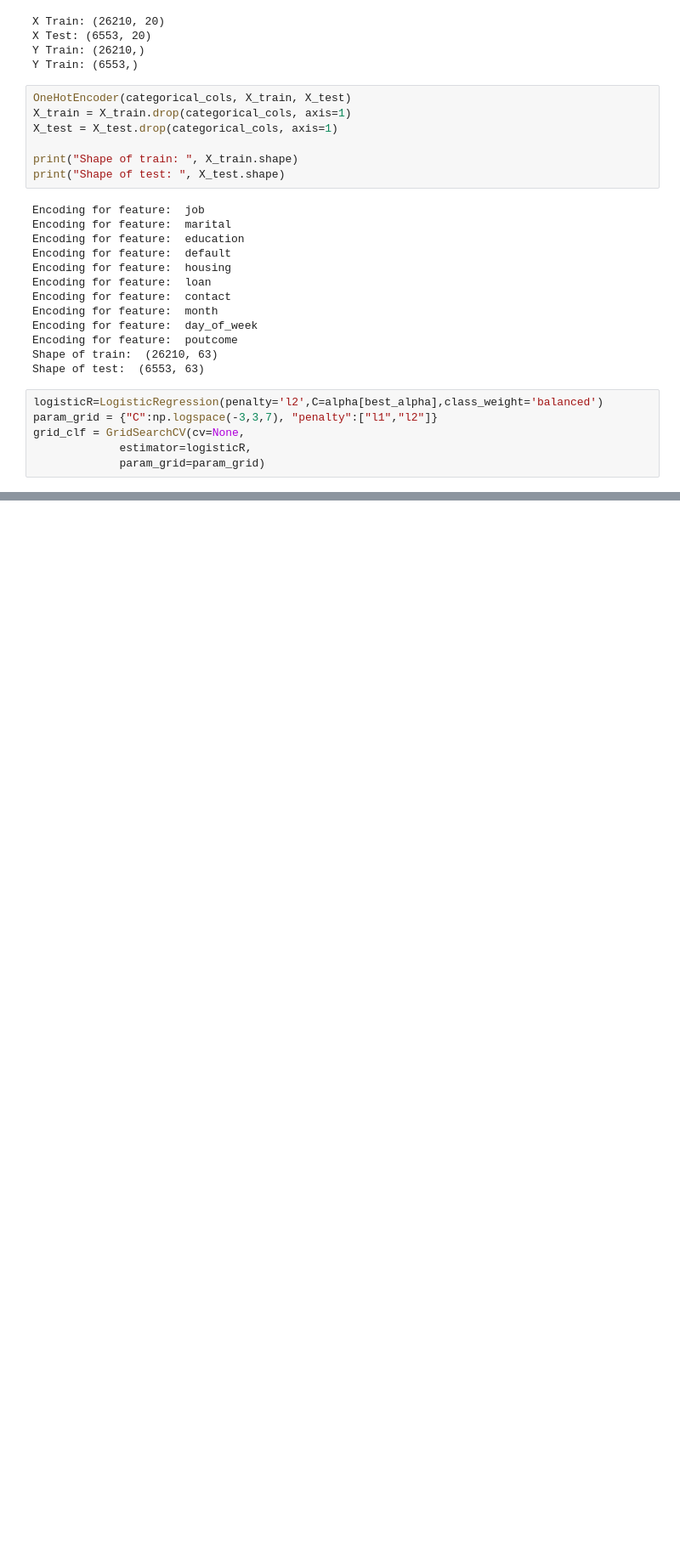
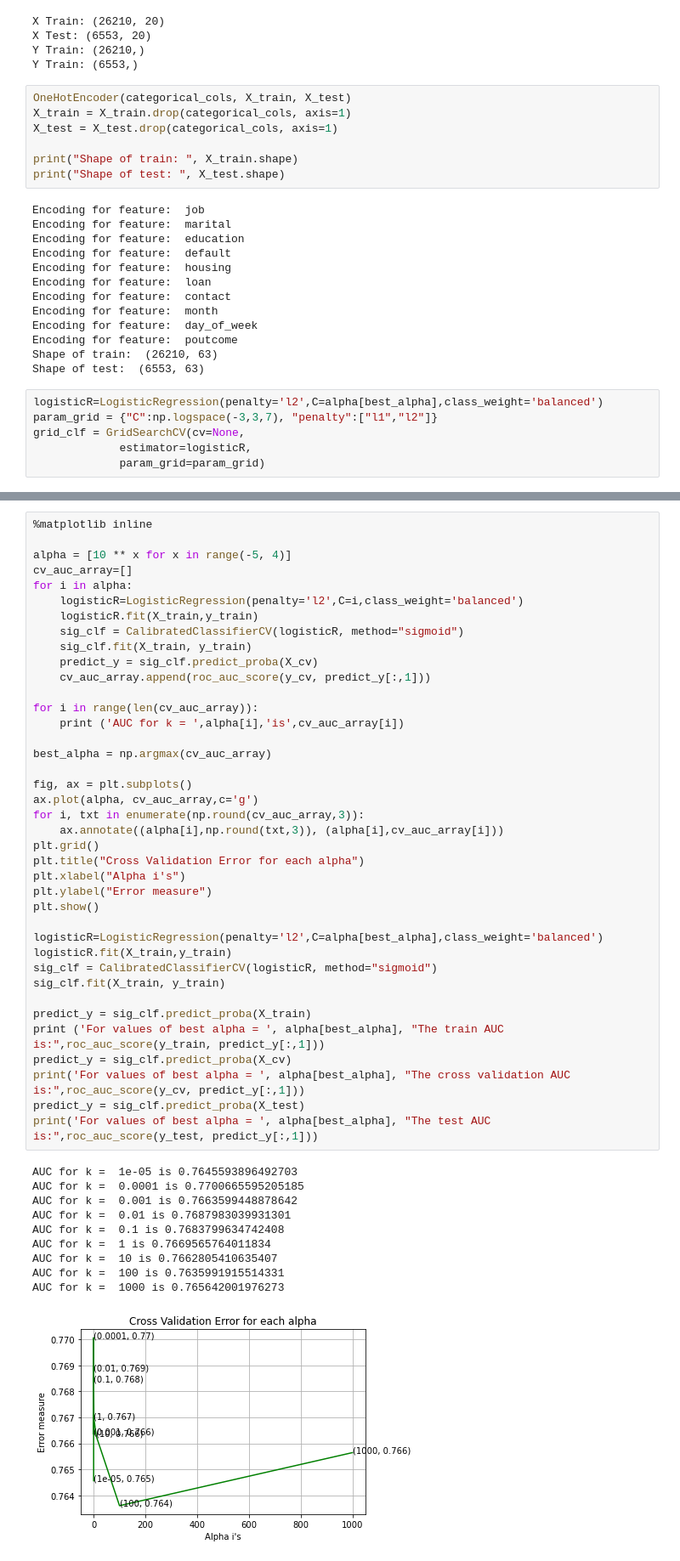
Before and after one commit to prajwal2495/Banking_marketing_campaigns, a Jupyter notebook: EDA.ipynb, the cells around one changed output, grey strips where cells are left out. Shown at 85% size. Cells and saved outputs as stored; diff of their text form; blank space fills up the shorter version.

```diff
--- a/EDA.ipynb
+++ b/EDA.ipynb
@@ -1135,0 +1427,50 @@ The test AUC is: 0.9276335623410961
+# %%
+%matplotlib inline
+
+alpha = [10 ** x for x in range(-5, 4)]
+cv_auc_array=[]
+for i in alpha:
+    logisticR=LogisticRegression(penalty='l2',C=i,class_weight='balanced')
+    logisticR.fit(X_train,y_train)
+    sig_clf = CalibratedClassifierCV(logisticR, method="sigmoid")
+    sig_clf.fit(X_train, y_train)
+    predict_y = sig_clf.predict_proba(X_cv)
+    cv_auc_array.append(roc_auc_score(y_cv, predict_y[:,1]))
+
+for i in range(len(cv_auc_array)):
+    print ('AUC for k = ',alpha[i],'is',cv_auc_array[i])
+
+best_alpha = np.argmax(cv_auc_array)
+
+fig, ax = plt.subplots()
+ax.plot(alpha, cv_auc_array,c='g')
+for i, txt in enumerate(np.round(cv_auc_array,3)):
+    ax.annotate((alpha[i],np.round(txt,3)), (alpha[i],cv_auc_array[i]))
+plt.grid()
+plt.title("Cross Validation Error for each alpha")
+plt.xlabel("Alpha i's")
+plt.ylabel("Error measure")
+plt.show()
+
+logisticR=LogisticRegression(penalty='l2',C=alpha[best_alpha],class_weight='balanced')
+logisticR.fit(X_train,y_train)
+sig_clf = CalibratedClassifierCV(logisticR, method="sigmoid")
+sig_clf.fit(X_train, y_train)
+
+predict_y = sig_clf.predict_proba(X_train)
+print ('For values of best alpha = ', alpha[best_alpha], "The train AUC is:",roc_auc_score(y_train, predict_y[:,1]))
+predict_y = sig_clf.predict_proba(X_cv)
+print('For values of best alpha = ', alpha[best_alpha], "The cross validation AUC is:",roc_auc_score(y_cv, predict_y[:,1]))
+predict_y = sig_clf.predict_proba(X_test)
+print('For values of best alpha = ', alpha[best_alpha], "The test AUC is:",roc_auc_score(y_test, predict_y[:,1]))
+# %% [output]
+AUC for k =  1e-05 is 0.7645593896492703
+AUC for k =  0.0001 is 0.7700665595205185
+AUC for k =  0.001 is 0.7663599448878642
+AUC for k =  0.01 is 0.7687983039931301
+AUC for k =  0.1 is 0.7683799634742408
+AUC for k =  1 is 0.7669565764011834
+AUC for k =  10 is 0.7662805410635407
+AUC for k =  100 is 0.7635991915514331
+AUC for k =  1000 is 0.765642001976273
+[figure, added]
```
Also changed, not shown: parts of 43 cells of this notebook, 3 other files.
